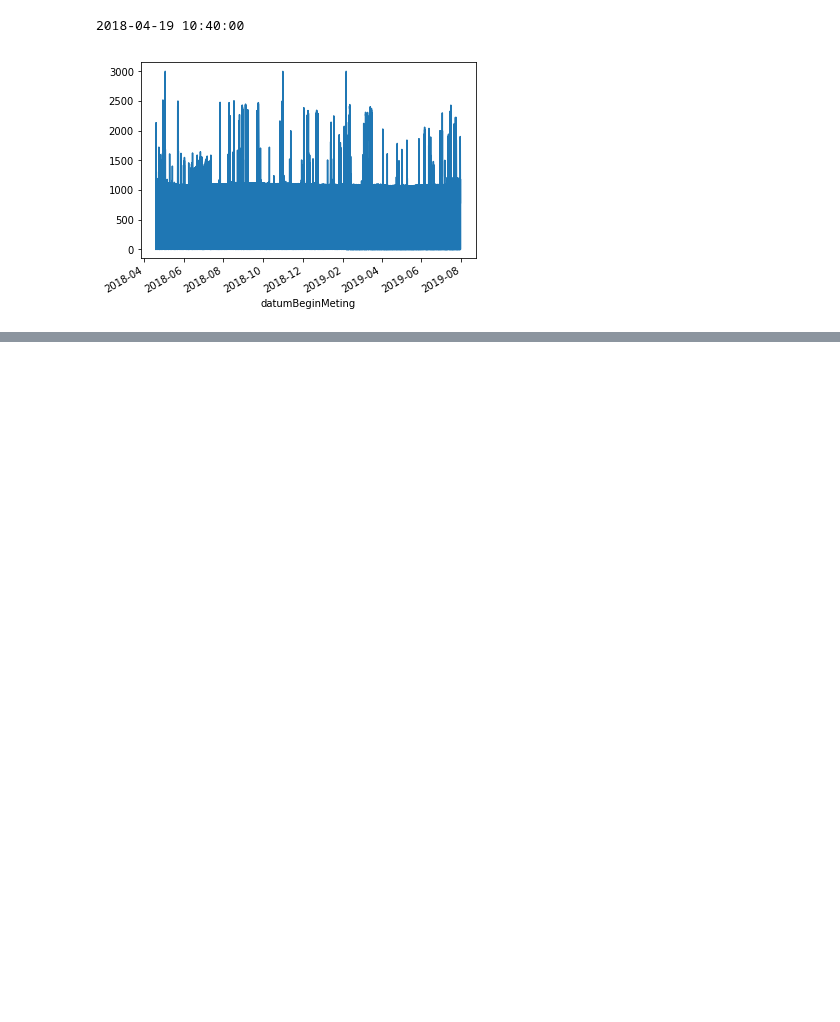
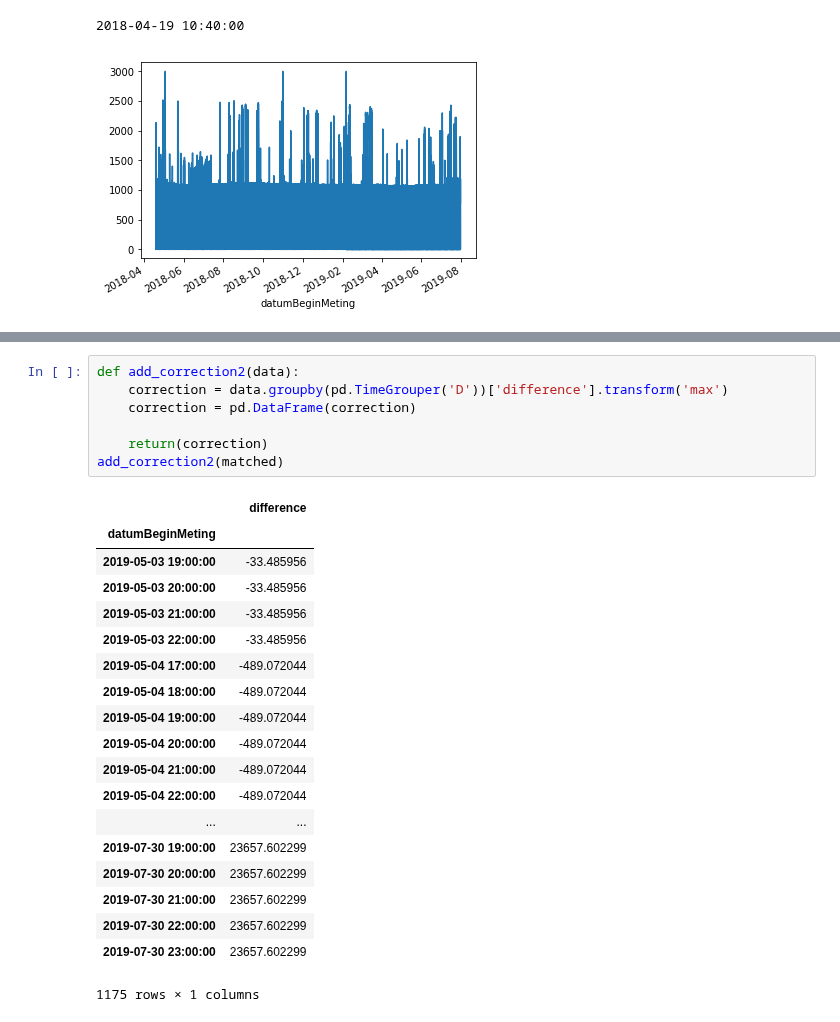
Before and after one commit to Trezorro/waterschap-datachallenge, a Jupyter notebook: Model 2.ipynb, the cells around one changed output, grey strips where cells are left out. Drawn from its saved outputs; the diff is of its cells as text; blank space fills up the shorter version.

```diff
--- a/Model 2.ipynb
+++ b/Model 2.ipynb
@@ -191,3 +245,30 @@ matched['total_model'] = matched['constant prediction'].cumsum()
+# %%
+def add_correction2(data):
+    correction = data.groupby(pd.TimeGrouper('D'))['difference'].transform('max')
+    correction = pd.DataFrame(correction)
+
+    return(correction)
+add_correction2(matched)
+# %% [output]
+|  | difference |
+| datumBeginMeting |  |
+| 2019-05-03 19:00:00 | -33.485956 |
+| 2019-05-03 20:00:00 | -33.485956 |
+| 2019-05-03 21:00:00 | -33.485956 |
+| 2019-05-03 22:00:00 | -33.485956 |
+| 2019-05-04 17:00:00 | -489.072044 |
+| 2019-05-04 18:00:00 | -489.072044 |
+| 2019-05-04 19:00:00 | -489.072044 |
+| 2019-05-04 20:00:00 | -489.072044 |
+| 2019-05-04 21:00:00 | -489.072044 |
+| 2019-05-04 22:00:00 | -489.072044 |
+| ... | ... |
+| 2019-07-30 19:00:00 | 23657.602299 |
+| 2019-07-30 20:00:00 | 23657.602299 |
+| 2019-07-30 21:00:00 | 23657.602299 |
+| 2019-07-30 22:00:00 | 23657.602299 |
+| 2019-07-30 23:00:00 | 23657.602299 |
+1175 rows × 1 columns
 # %%
 ax = matched[['constant prediction', 'de_rompert']].plot(figsize=(15,8))
 ax.set_title('The cosntant prediction vs. The real flow ' + 'for the Rompert', size = 20)
```
Also changed, not shown: parts of 8 cells of this notebook, 1 other file.
